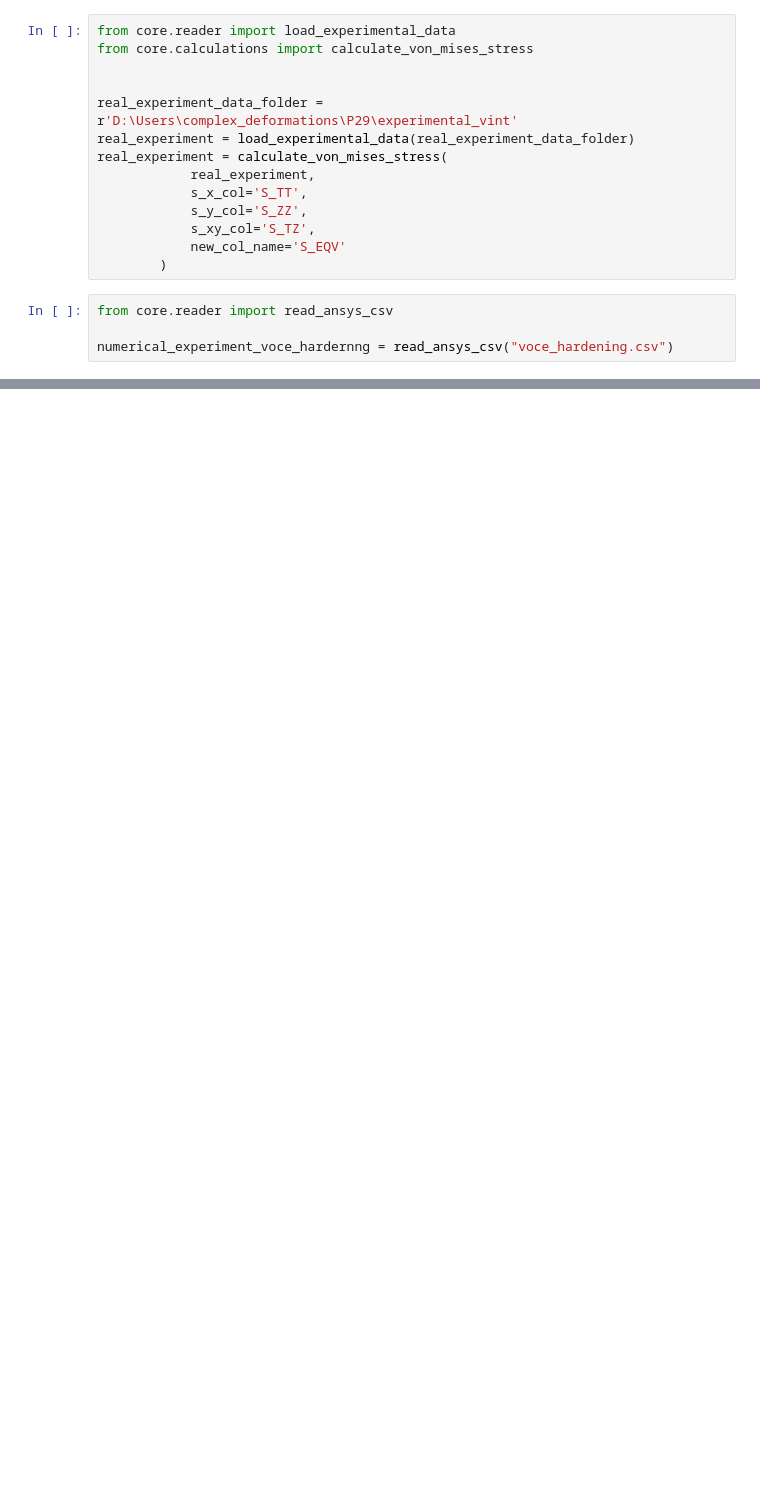
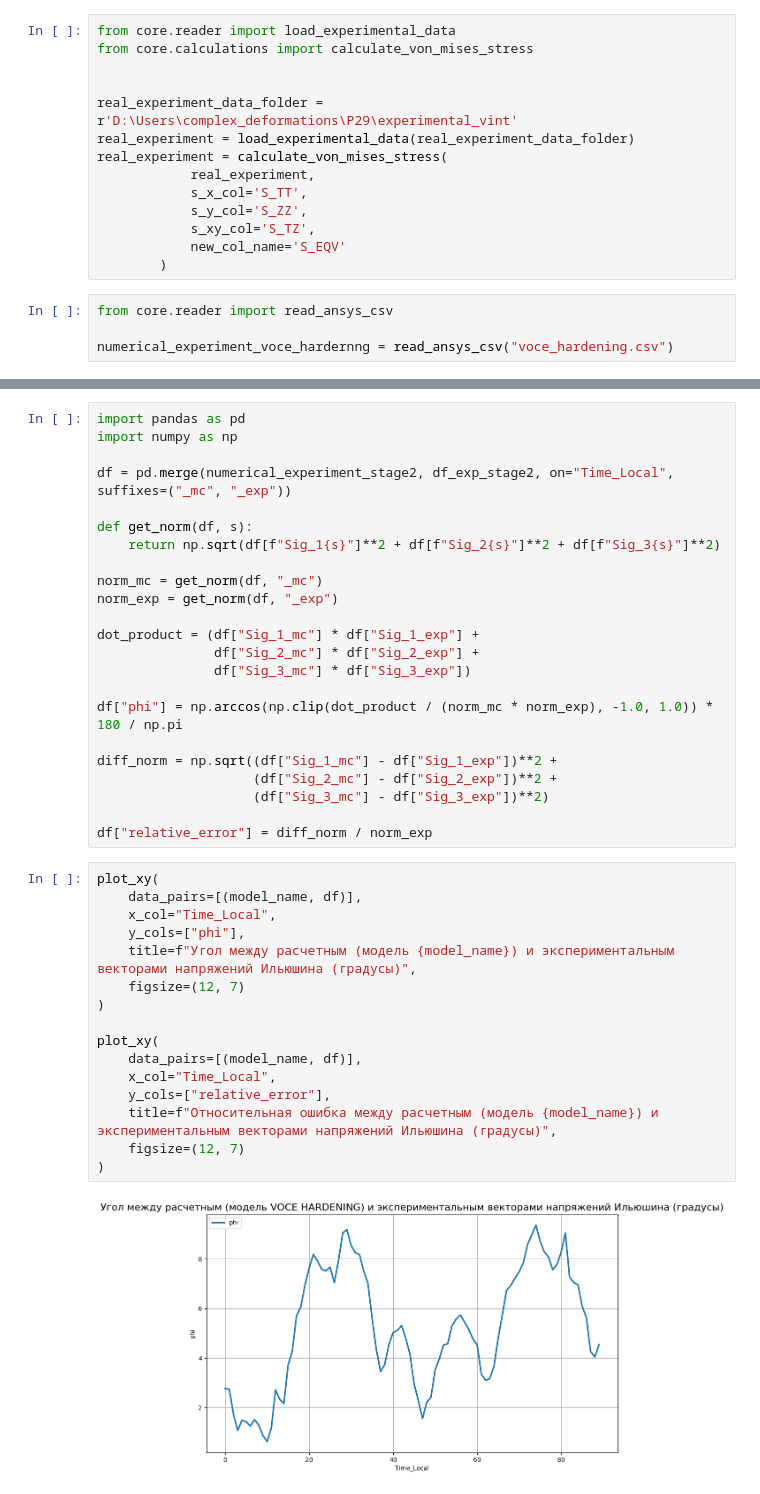
Before and after one commit to ArtemDos/complex_deformations, a Jupyter notebook: P29/experimental_vint/voce_hardening.ipynb, the cells around one changed output, grey strips where cells are left out. Cells and saved outputs as stored; diff of their text form; blank space fills up the shorter version.

```diff
--- a/P29/experimental_vint/voce_hardening.ipynb
+++ b/P29/experimental_vint/voce_hardening.ipynb
@@ -172,0 +127,41 @@ plt.show()
+# %%
+import pandas as pd
+import numpy as np
+
+df = pd.merge(numerical_experiment_stage2, df_exp_stage2, on="Time_Local", suffixes=("_mc", "_exp"))
+
+def get_norm(df, s):
+    return np.sqrt(df[f"Sig_1{s}"]**2 + df[f"Sig_2{s}"]**2 + df[f"Sig_3{s}"]**2)
+
+norm_mc = get_norm(df, "_mc")
+norm_exp = get_norm(df, "_exp")
+
+dot_product = (df["Sig_1_mc"] * df["Sig_1_exp"] +
+               df["Sig_2_mc"] * df["Sig_2_exp"] +
+               df["Sig_3_mc"] * df["Sig_3_exp"])
+
+df["phi"] = np.arccos(np.clip(dot_product / (norm_mc * norm_exp), -1.0, 1.0)) * 180 / np.pi
+
+diff_norm = np.sqrt((df["Sig_1_mc"] - df["Sig_1_exp"])**2 +
+                    (df["Sig_2_mc"] - df["Sig_2_exp"])**2 +
+                    (df["Sig_3_mc"] - df["Sig_3_exp"])**2)
+
+df["relative_error"] = diff_norm / norm_exp
+# %%
+plot_xy(
+    data_pairs=[(model_name, df)],
+    x_col="Time_Local",
+    y_cols=["phi"],
+    title=f"Угол между расчетным (модель {model_name}) и экспериментальным векторами напряжений Ильюшина (градусы)",
+    figsize=(12, 7)
+)
+
+plot_xy(
+    data_pairs=[(model_name, df)],
+    x_col="Time_Local",
+    y_cols=["relative_error"],
+    title=f"Относительная ошибка между расчетным (модель {model_name}) и экспериментальным векторами напряжений Ильюшина (градусы)",
+    figsize=(12, 7)
+)
+# %% [output]
+[figure, added]
```
Also changed, not shown: parts of 10 cells of this notebook, 3 other files.
